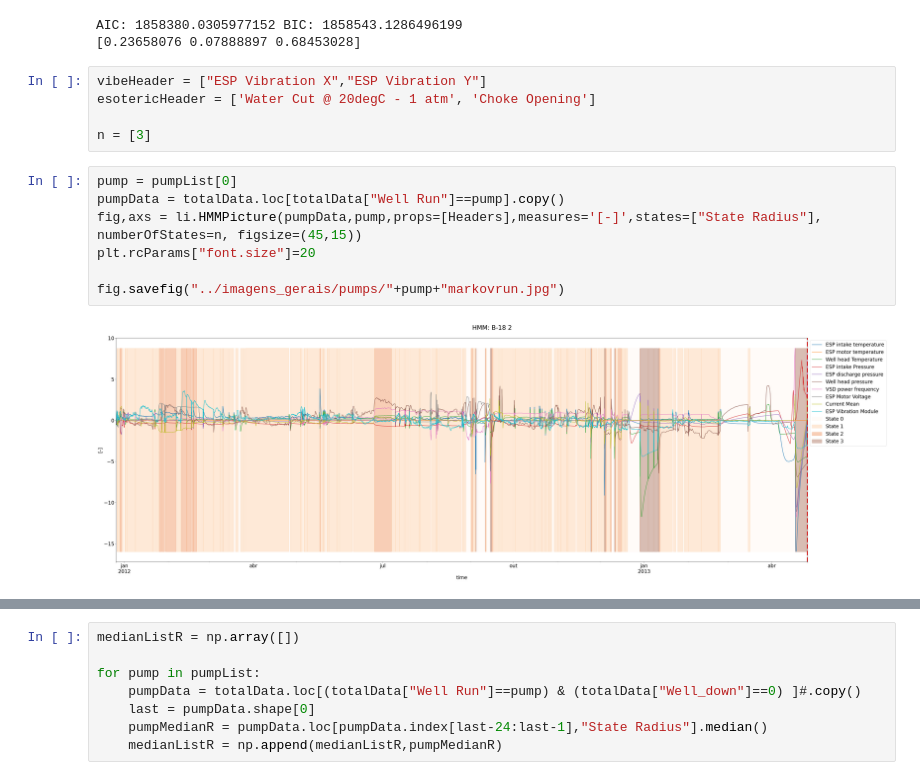
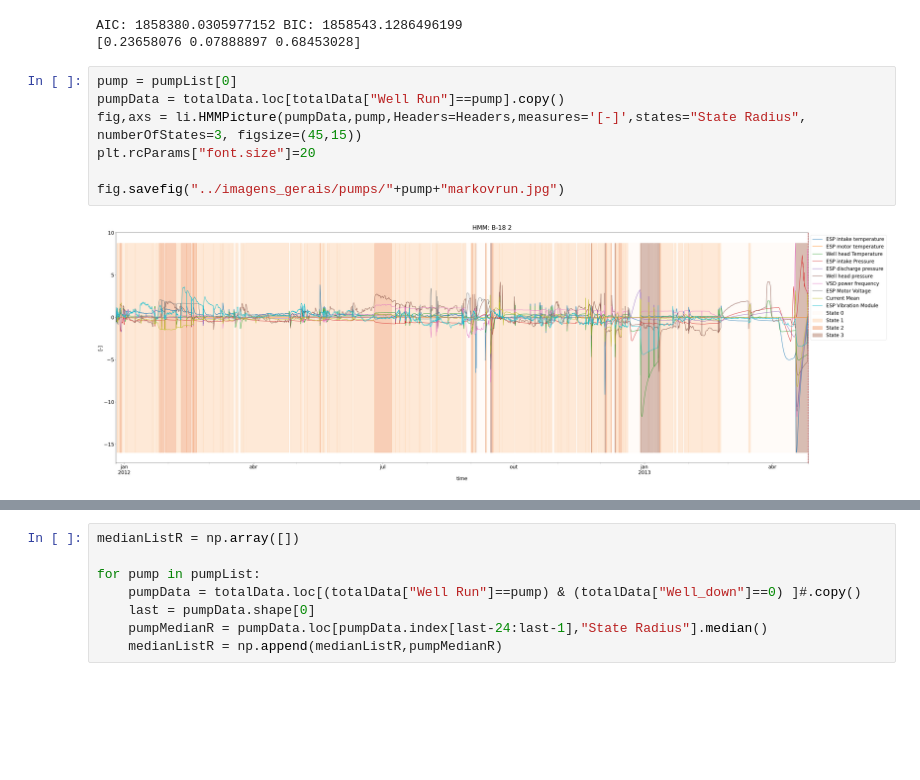
Before and after one commit to RL2-SP3/LISSA, a Jupyter notebook: examples/analise_modelos_hmm_direta.ipynb, the cells around one changed output, grey strips where cells are left out. Drawn from its saved outputs; the diff is of its cells as text; blank space fills up the shorter version.

```diff
--- a/examples/analise_modelos_hmm_direta.ipynb
+++ b/examples/analise_modelos_hmm_direta.ipynb
@@ -113,20 +83,15 @@ totalData["State Radius"] = totalData["State Radius"].map(li.StateConversion(mod
 # %% [output]
 AIC: 1858380.0305977152 BIC: 1858543.1286496199
 [0.23658076 0.07888897 0.68453028]
-# %%
-vibeHeader = ["ESP Vibration X","ESP Vibration Y"]
-esotericHeader = ['Water Cut @ 20degC - 1 atm', 'Choke Opening']
-
-n = [3]
 # %%
 pump = pumpList[0]
 pumpData = totalData.loc[totalData["Well Run"]==pump].copy()
-fig,axs = li.HMMPicture(pumpData,pump,props=[Headers],measures='[-]',states=["State Radius"], numberOfStates=n, figsize=(45,15))
+fig,axs = li.HMMPicture(pumpData,pump,Headers=Headers,measures='[-]',states="State Radius", numberOfStates=3, figsize=(45,15))
 plt.rcParams["font.size"]=20
 
 fig.savefig("../imagens_gerais/pumps/"+pump+"markovrun.jpg")
 # %% [output]
-[figure, old version]
+[figure, new version]
 # %%
 for pump in pumpList:
     pumpData = totalData.loc[totalData["Well Run"]==pump].copy()
```
Also changed, not shown: parts of 5 cells of this notebook, 3 other files.
